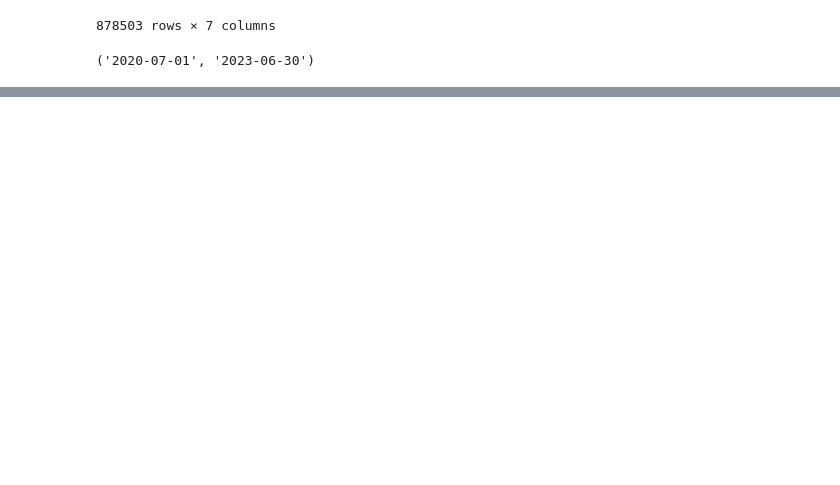
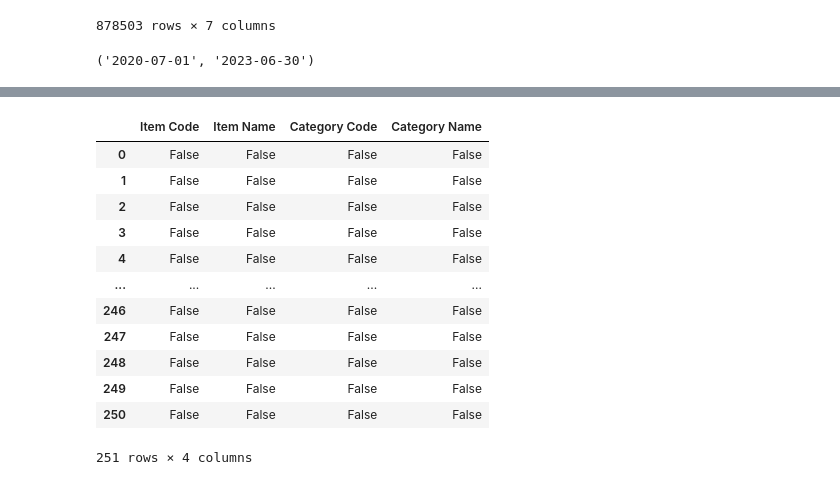
Before and after one commit to RumethSandinu/Project-connexa, a Jupyter notebook: Shamal/model_building.ipynb, the cells around one changed output, grey strips where cells are left out. Cells and saved outputs as stored; diff of their text form; code cells hidden in the pictures; blank space fills up the shorter version.

```diff
--- a/Shamal/model_building.ipynb
+++ b/Shamal/model_building.ipynb
@@ -87,0 +201,16 @@ b['Date'].min(), b['Date'].max()
+# %%
+a.isnull()
+# %% [output]
+|  | Item Code | Item Name | Category Code | Category Name |
+| 0 | False | False | False | False |
+| 1 | False | False | False | False |
+| 2 | False | False | False | False |
+| 3 | False | False | False | False |
+| 4 | False | False | False | False |
+| ... | ... | ... | ... | ... |
+| 246 | False | False | False | False |
+| 247 | False | False | False | False |
+| 248 | False | False | False | False |
+| 249 | False | False | False | False |
+| 250 | False | False | False | False |
+251 rows × 4 columns
```
Also changed, not shown: parts of 22 cells of this notebook.
